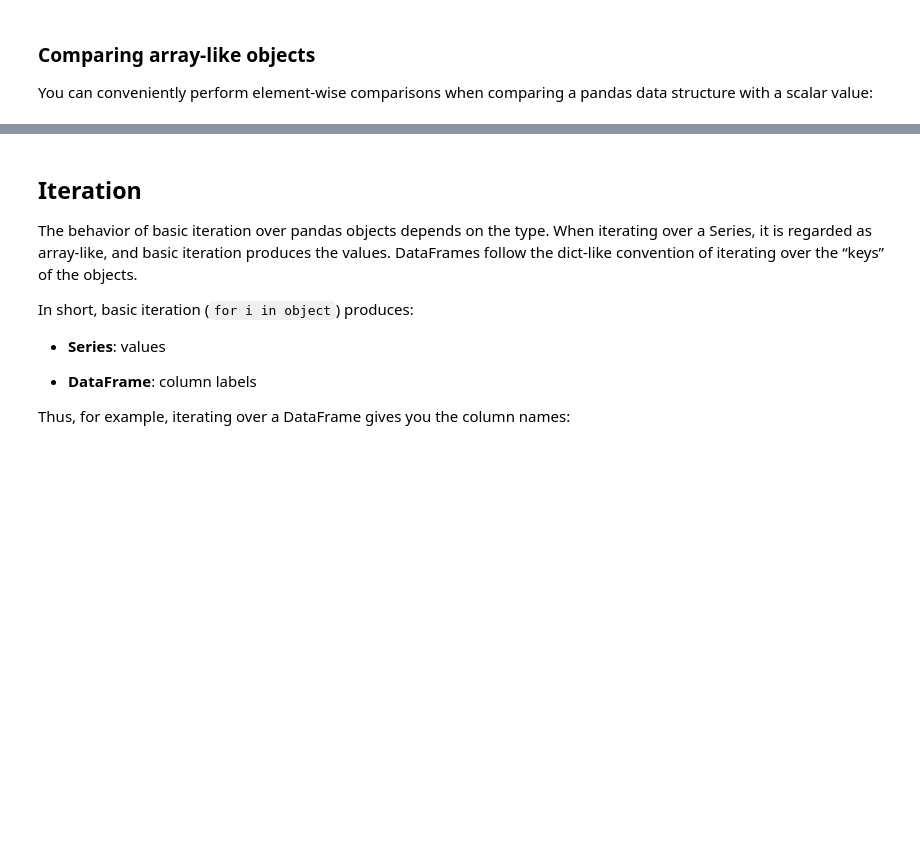
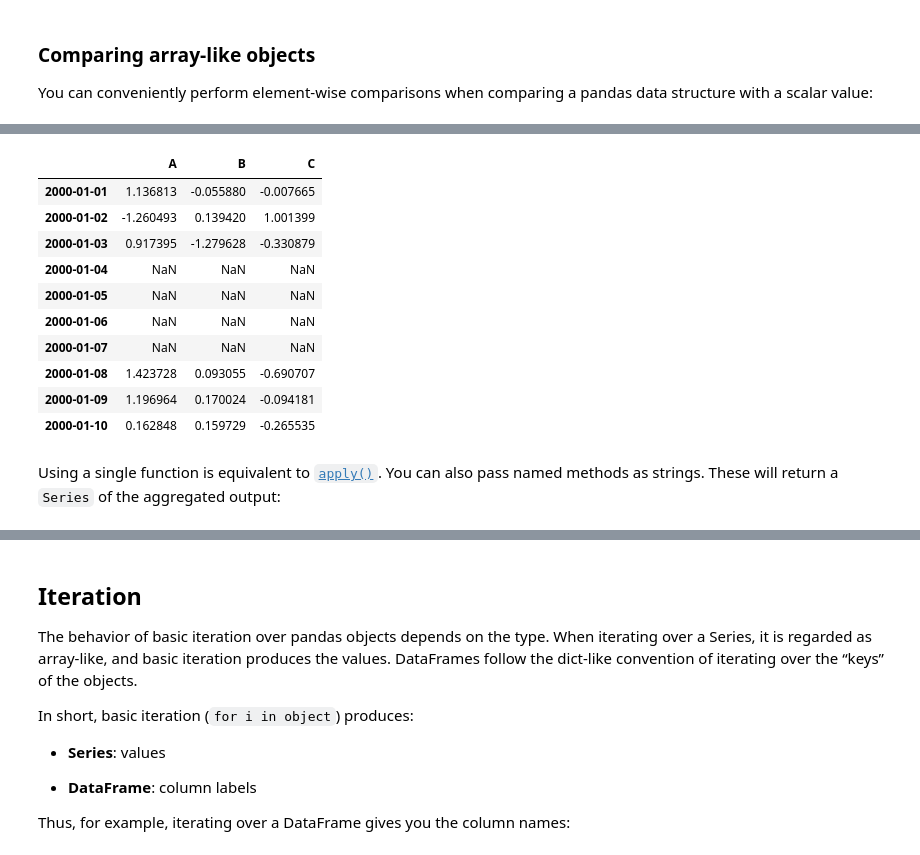
Before and after one commit to Francesco-Ghizzo/Data-Science, a Jupyter notebook: Python/Pandas/User Guide/Essential basic functionality.ipynb, the cells around one changed output, grey strips where cells are left out. Drawn from its saved outputs; the diff is of its cells as text; code cells hidden in the pictures; blank space fills up the shorter version.

```diff
--- a/Python/Pandas/User Guide/Essential basic functionality.ipynb
+++ b/Python/Pandas/User Guide/Essential basic functionality.ipynb
@@ -2596,0 +1450,24 @@ labels).</p>
+# %%
+tsdf = pd.DataFrame(
+       np.random.randn(10, 3),
+       columns=["A", "B", "C"],
+       index=pd.date_range("1/1/2000", periods=10),
+   )
+
+tsdf.iloc[3:7] = np.nan
+# %%
+tsdf
+# %% [output]
+|  | A | B | C |
+| 2000-01-01 | 1.136813 | -0.055880 | -0.007665 |
+| 2000-01-02 | -1.260493 | 0.139420 | 1.001399 |
+| 2000-01-03 | 0.917395 | -1.279628 | -0.330879 |
+| 2000-01-04 | NaN | NaN | NaN |
+| 2000-01-05 | NaN | NaN | NaN |
+| 2000-01-06 | NaN | NaN | NaN |
+| 2000-01-07 | NaN | NaN | NaN |
+| 2000-01-08 | 1.423728 | 0.093055 | -0.690707 |
+| 2000-01-09 | 1.196964 | 0.170024 | -0.094181 |
+| 2000-01-10 | 0.162848 | 0.159729 | -0.265535 |
+# %% [markdown]
+<p>Using a single function is equivalent to <a href="https://pandas.pydata.org/docs/reference/api/pandas.DataFrame.apply.html#pandas.DataFrame.apply" title="pandas.DataFrame.apply"><code>apply()</code></a>. You can also pass named methods as strings. These will return a <code>Series</code> of the aggregated output:</p>
```
Also changed, not shown: parts of 429 cells of this notebook.
